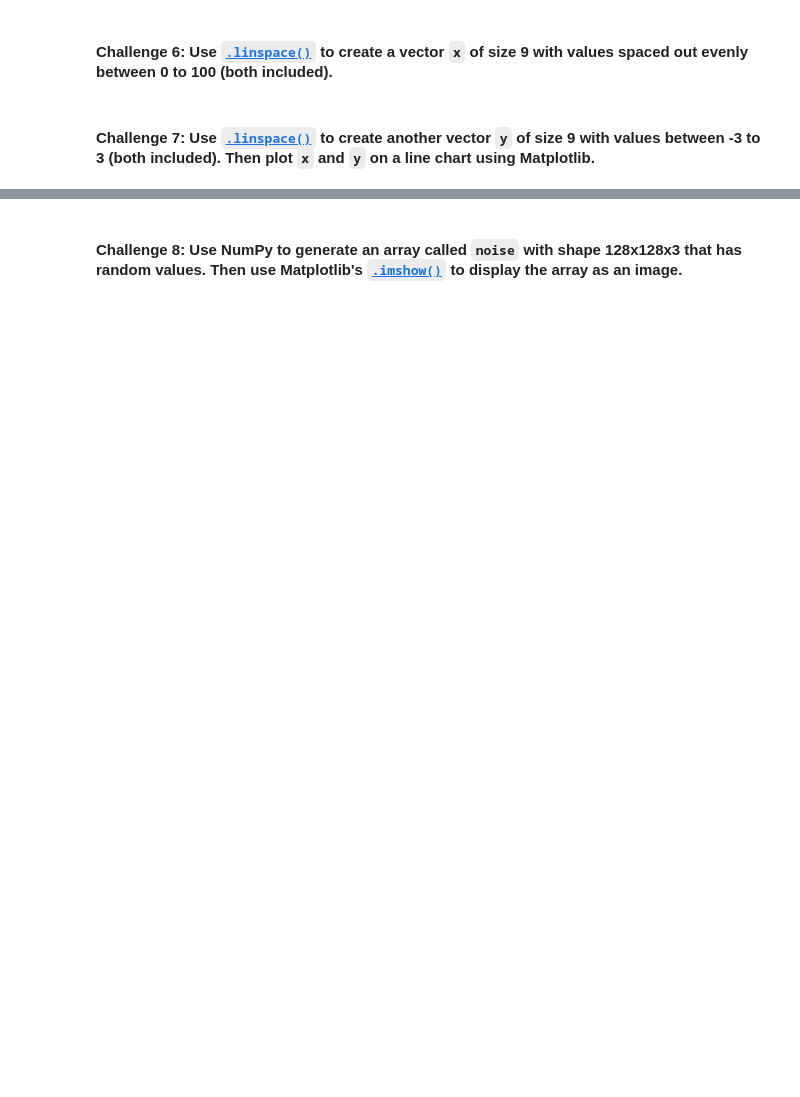
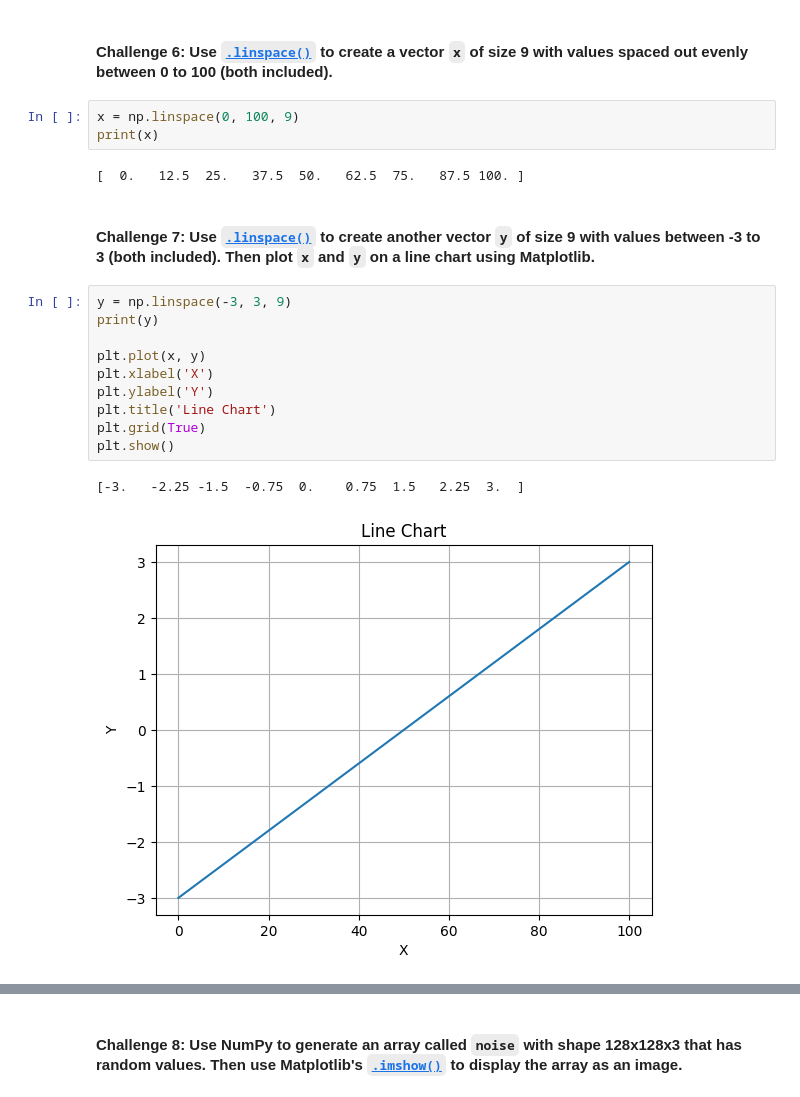
Before and after one commit to davibelo/python-pro-bootcamp-2021, a Jupyter notebook: 07-projects-DataScience/06-ComputationWithNumpy/Computation_with_NumPy_and_N_Dimensional_Arrays_(start).ipynb, the cells around one changed output, grey strips where cells are left out. Cells and saved outputs as stored; diff of their text form; blank space fills up the shorter version.

```diff
--- a/07-projects-DataScience/06-ComputationWithNumpy/Computation_with_NumPy_and_N_Dimensional_Arrays_(start).ipynb
+++ b/07-projects-DataScience/06-ComputationWithNumpy/Computation_with_NumPy_and_N_Dimensional_Arrays_(start).ipynb
@@ -123,4 +174,22 @@ Hint: Use the [`.random()` function](https://numpy.org/doc/stable/reference/rand
 # %% [markdown]
 #### **Challenge 6**: Use [`.linspace()`](https://numpy.org/doc/stable/reference/generated/numpy.linspace.html) to create a vector `x` of size 9 with values spaced out evenly between 0 to 100 (both included).
+# %%
+x = np.linspace(0, 100, 9)
+print(x)
+# %% [output]
+[  0.   12.5  25.   37.5  50.   62.5  75.   87.5 100. ]
 # %% [markdown]
 #### **Challenge 7**: Use [`.linspace()`](https://numpy.org/doc/stable/reference/generated/numpy.linspace.html) to create another vector `y` of size 9 with values between -3 to 3 (both included). Then plot `x` and `y` on a line chart using Matplotlib.
+# %%
+y = np.linspace(-3, 3, 9)
+print(y)
+
+plt.plot(x, y)
+plt.xlabel('X')
+plt.ylabel('Y')
+plt.title('Line Chart')
+plt.grid(True)
+plt.show()
+# %% [output]
+[-3.   -2.25 -1.5  -0.75  0.    0.75  1.5   2.25  3.  ]
+[figure, added]
```
Also changed, not shown: parts of 27 cells of this notebook.
